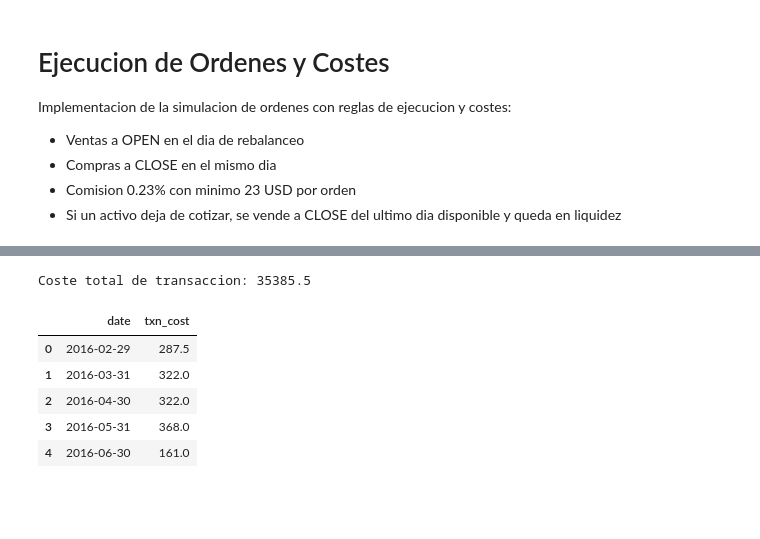
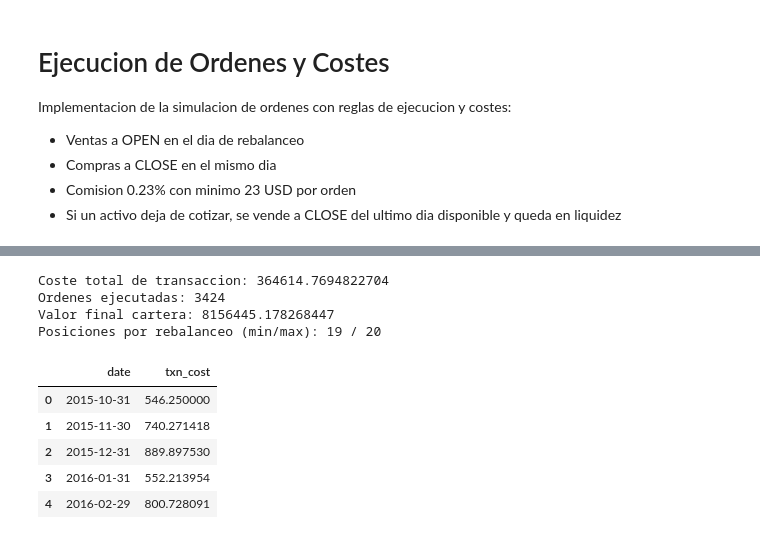
Before and after one commit to NataliaSJO/Practica-Miax-Backtesting, a Jupyter notebook: ejecucionCostes.ipynb, the cells around one changed output, grey strips where cells are left out. Drawn from its saved outputs; the diff is of its cells as text; code cells hidden in the pictures; blank space fills up the shorter version.

Commit message:
ejecucionCostes revisado version 2

```diff
--- a/ejecucionCostes.ipynb
+++ b/ejecucionCostes.ipynb
@@ -186,0 +71,9 @@ history_df.head()
+# %%
+# Estructuras auxiliares para consultas rapidas de precios por symbol
+prices_by_symbol = {}
+for sym, g in market.groupby('symbol', sort=False):
+    prices_by_symbol[sym] = g[['date', 'open', 'close']].set_index('date').sort_index()
+
+all_prices = market[['date', 'symbol', 'open', 'close']].copy()
+all_prices = all_prices.sort_values(['symbol', 'date'])
+all_prices.head()
@@ -186,0 +87,20 @@ history_df.head()
+# %%
+# Mapear fecha de rebalanceo (etiqueta fin de mes) a ultimo dia habil real de mercado
+selection['rebalance_date'] = pd.to_datetime(selection['date'])
+
+last_trade_by_month = (
+    market.groupby(market['date'].dt.to_period('M'))['date']
+          .max()
+)
+
+selection['trade_date'] = selection['rebalance_date'].dt.to_period('M').map(last_trade_by_month)
+selection = selection.dropna(subset=['trade_date']).copy()
+selection['trade_date'] = pd.to_datetime(selection['trade_date'])
+
+missing_trade_date = selection['trade_date'].isna().sum()
+if missing_trade_date > 0:
+    raise ValueError(f'Hay rebalanceos sin trade_date mapeada: {missing_trade_date}')
+
+print('Primer rebalanceo (label/exec):', selection['rebalance_date'].min().date(), '/', selection['trade_date'].min().date())
+print('Ultimo rebalanceo (label/exec):', selection['rebalance_date'].max().date(), '/', selection['trade_date'].max().date())
+selection.head(20)
@@ -187,17 +314,25 @@ history_df.head()
 # %%
 # Coste de transaccion por rebalanceo
 fees_by_rebalance = (
-    orders_df.groupby('date', as_index=False)['fee']
-            .sum()
+    orders_df.groupby('rebalance_date', as_index=False)['fee']
+             .sum()
+             .rename(columns={'rebalance_date': 'date', 'fee': 'txn_cost'})
 )
-fees_by_rebalance = fees_by_rebalance.rename(columns={'fee': 'txn_cost'})
+
 print('Coste total de transaccion:', fees_by_rebalance['txn_cost'].sum())
+print('Ordenes ejecutadas:', len(orders_df))
+print('Valor final cartera:', history_df['portfolio_value'].iloc[-1] if len(history_df) else np.nan)
+print('Posiciones por rebalanceo (min/max):', history_df['num_positions'].min(), '/', history_df['num_positions'].max())
+
 fees_by_rebalance.head()
 # %% [output]
-Coste total de transaccion: 35385.5
+Coste total de transaccion: 364614.7694822704
+Ordenes ejecutadas: 3424
+Valor final cartera: 8156445.178268447
+Posiciones por rebalanceo (min/max): 19 / 20
 |  | date | txn_cost |
-| 0 | 2016-02-29 | 287.5 |
-| 1 | 2016-03-31 | 322.0 |
-| 2 | 2016-04-30 | 322.0 |
-| 3 | 2016-05-31 | 368.0 |
-| 4 | 2016-06-30 | 161.0 |
+| 0 | 2015-10-31 | 546.250000 |
+| 1 | 2015-11-30 | 740.271418 |
+| 2 | 2015-12-31 | 889.897530 |
+| 3 | 2016-01-31 | 552.213954 |
+| 4 | 2016-02-29 | 800.728091 |
```
Also changed, not shown: parts of 10 cells of this notebook.
